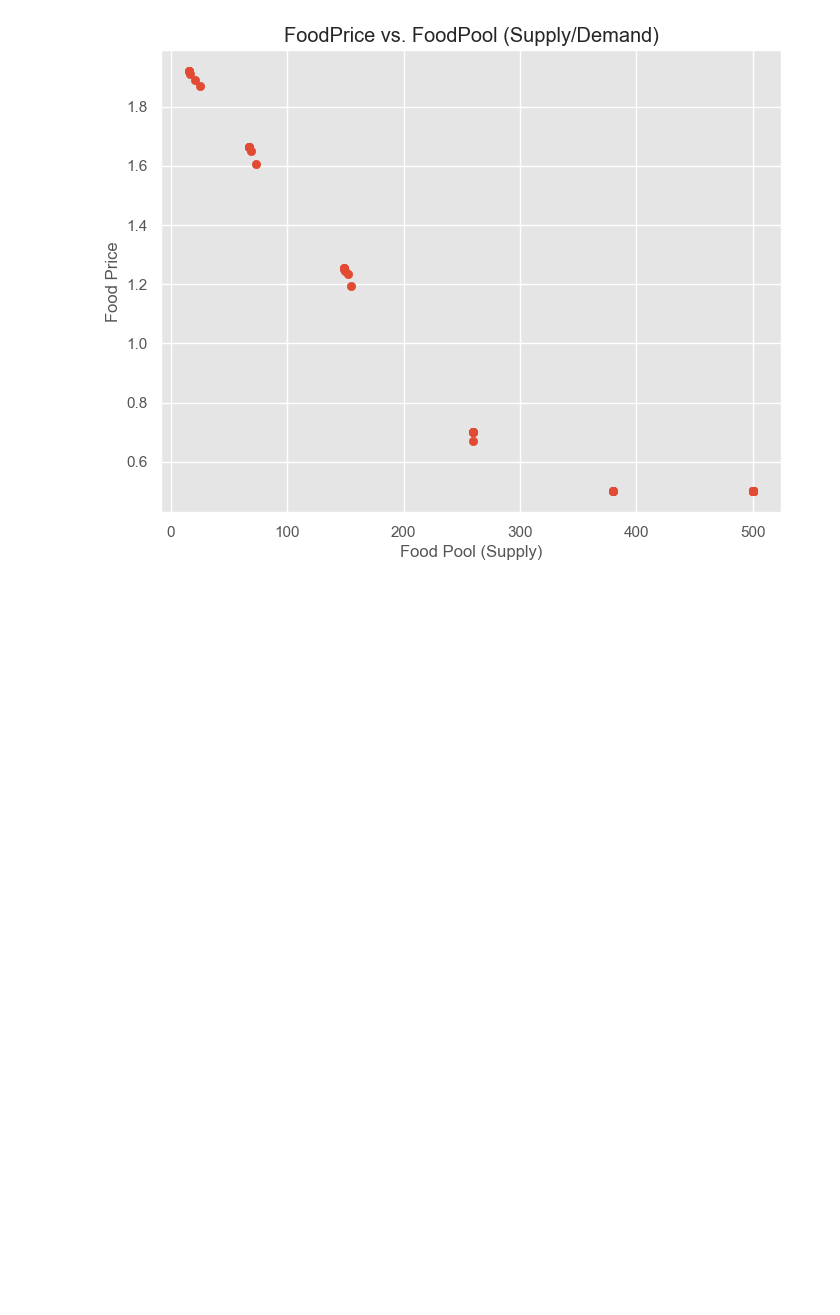
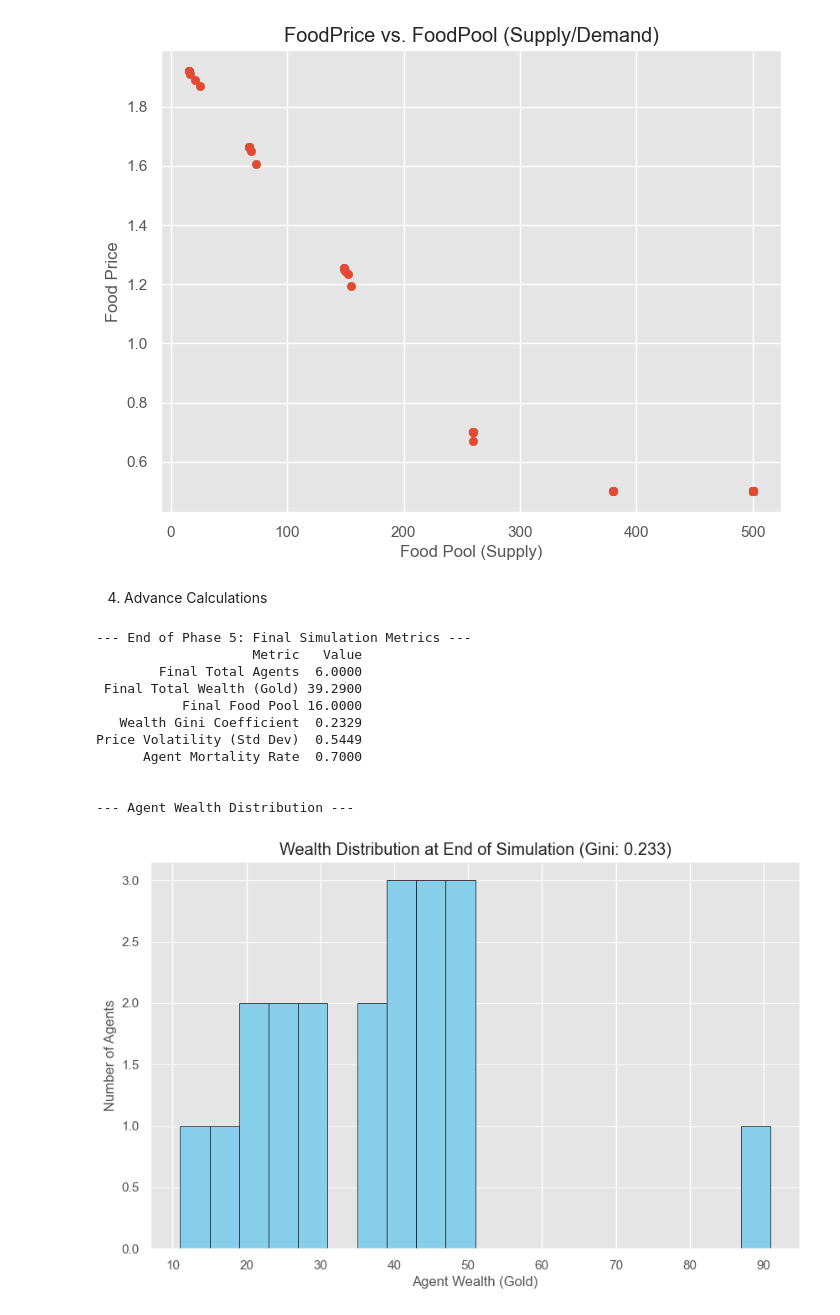
Before and after one commit to nemesis-9/Izanami, a Jupyter notebook: analyze/testbook_p5.ipynb, the cells around one changed output. Saved outputs shown, nothing was run; the diff lists cells and outputs as text; code cells hidden in the pictures; blank space fills up the shorter version.

```diff
--- a/analyze/testbook_p5.ipynb
+++ b/analyze/testbook_p5.ipynb
@@ -128,3 +129,67 @@ plt.show()
 # %% [output]
 Correlation between FoodPool and FoodPrice: -0.9429
 [figure]
+# %% [markdown]
+4. Advance Calculations
+# %%
+def calculate_gini(wealths):
+    wealths = np.array(wealths)
+    if wealths.sum() == 0:
+        return 0.0
+    wealths = np.sort(wealths)
+    n = len(wealths)
+    index = np.arange(1, n + 1)
+    gini = (np.sum((2 * index - n - 1) * wealths)) / (n * np.sum(wealths))
+    return gini
+
+# 4.1 Price Volatility
+price_std = model_df['FoodPrice'].std() if 'FoodPrice' in model_df.columns else np.nan
+
+# 4.2 Total Agent Mortality
+final_agents = model_df['TotalAgents'].iloc[-1]
+initial_agents = model_df['TotalAgents'].iloc[0]
+mortality_rate = 1.0 - (final_agents / initial_agents) if initial_agents > 0 else 0
+
+# 4.3 Final Gini Coefficient (using the last step's wealth data)
+final_step = agent_df['Step'].max()
+final_wealths = agent_df[agent_df['Step'] == final_step]['Wealth'].dropna().values
+gini_coefficient = calculate_gini(final_wealths)
+
+# 4.4 Final Total Wealth and Food Pool
+final_wealth = model_df['TotalWealth'].iloc[-1]
+final_food_pool = model_df['FoodPool'].iloc[-1]
+
+# --- Display Metrics ---
+metrics_summary = pd.DataFrame({
+    'Metric': ['Final Total Agents', 'Final Total Wealth (Gold)', 'Final Food Pool',
+               'Wealth Gini Coefficient', 'Price Volatility (Std Dev)', 'Agent Mortality Rate'],
+    'Value': [final_agents, final_wealth, final_food_pool, gini_coefficient, price_std, mortality_rate]
+})
+
+metrics_summary['Value'] = metrics_summary['Value'].apply(lambda x: f"{x:.4f}")
+
+print("\n\n--- End of Phase 5: Final Simulation Metrics ---")
+print(metrics_summary.to_string(index=False))
+
+# --- Plot Wealth Distribution ---
+print("\n\n--- Agent Wealth Distribution ---")
+plt.figure(figsize=(10, 6))
+plt.hist(final_wealths, bins=20, edgecolor='black', color='skyblue')
+plt.title(f'Wealth Distribution at End of Simulation (Gini: {gini_coefficient:.3f})')
+plt.xlabel('Agent Wealth (Gold)')
+plt.ylabel('Number of Agents')
+plt.grid(axis='y', alpha=0.7)
+plt.show()
+# %% [output]
+--- End of Phase 5: Final Simulation Metrics ---
+                    Metric   Value
+        Final Total Agents  6.0000
+ Final Total Wealth (Gold) 39.2900
+           Final Food Pool 16.0000
+   Wealth Gini Coefficient  0.2329
+Price Volatility (Std Dev)  0.5449
+      Agent Mortality Rate  0.7000
+
+
+--- Agent Wealth Distribution ---
+[figure, added]
```
Also changed, not shown: parts of 3 cells of this notebook, 1 other file.
